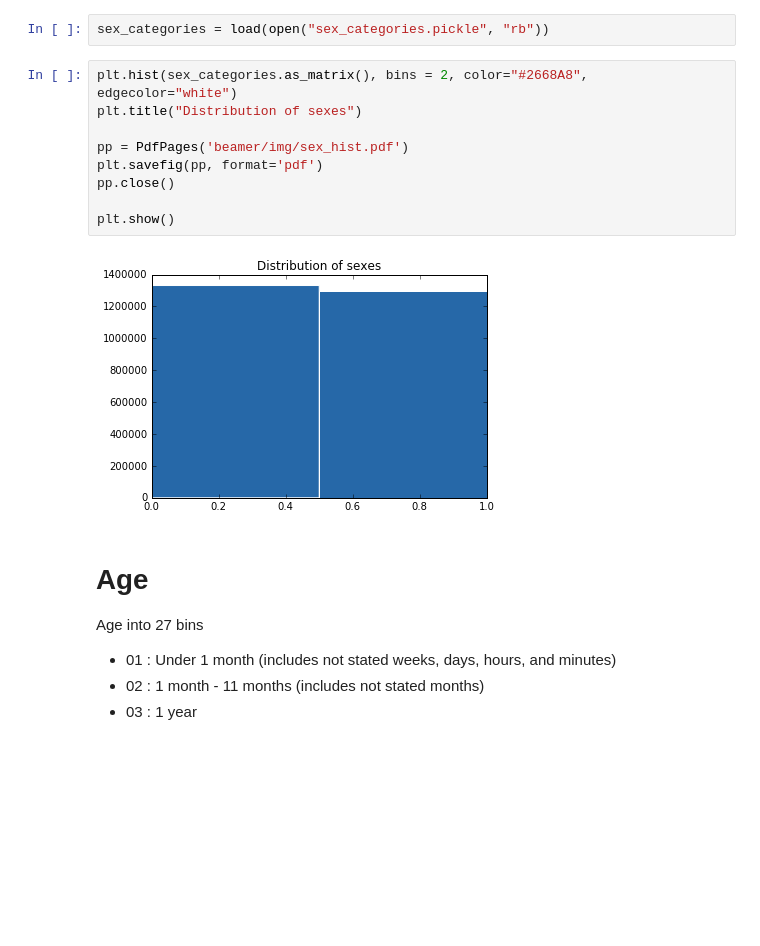
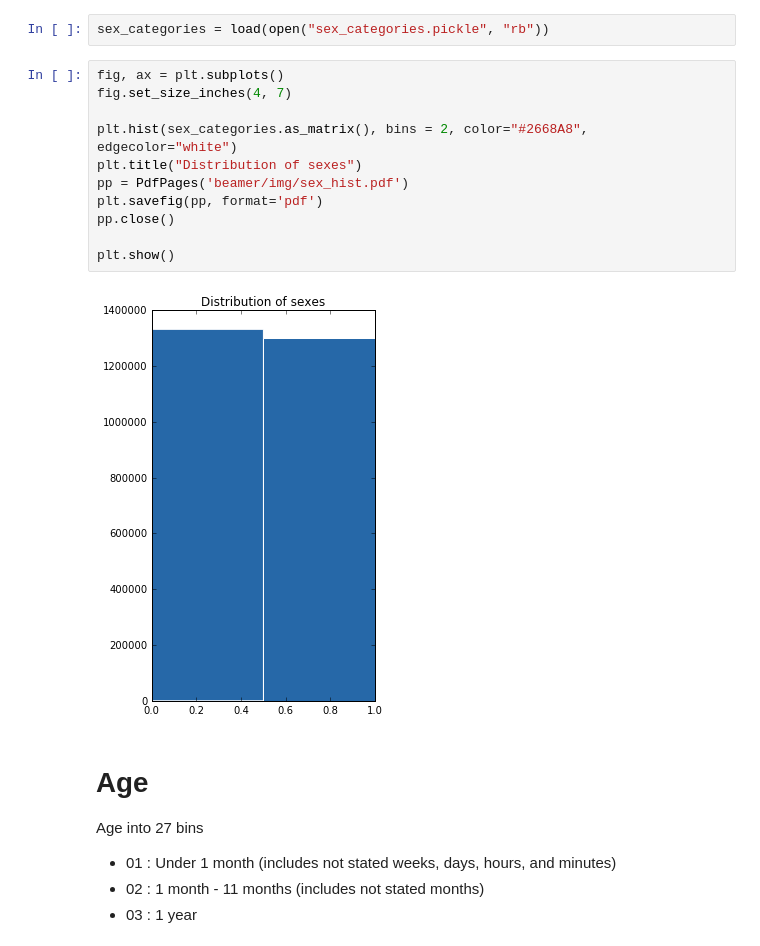
Before and after one commit to eugeniashurko/how-you-gonna-die, a Jupyter notebook: Data_preprocessing.ipynb, the cells around one changed output. Saved outputs shown, nothing was run; the diff lists cells and outputs as text; blank space fills up the shorter version.

```diff
--- a/Data_preprocessing.ipynb
+++ b/Data_preprocessing.ipynb
@@ -189,16 +209,18 @@ plt.show()
 # %%
 sex_categories = load(open("sex_categories.pickle", "rb"))
 # %%
+fig, ax = plt.subplots()
+fig.set_size_inches(4, 7)
+
 plt.hist(sex_categories.as_matrix(), bins = 2, color="#2668A8", edgecolor="white")
 plt.title("Distribution of sexes")
-
 pp = PdfPages('beamer/img/sex_hist.pdf')
 plt.savefig(pp, format='pdf')
 pp.close()
 
 plt.show()
 # %% [output]
-[figure, old version]
+[figure, new version]
 # %% [markdown]
 # Age
 Age into 27 bins
```
Also changed, not shown: parts of 7 cells of this notebook, 9 other files.
